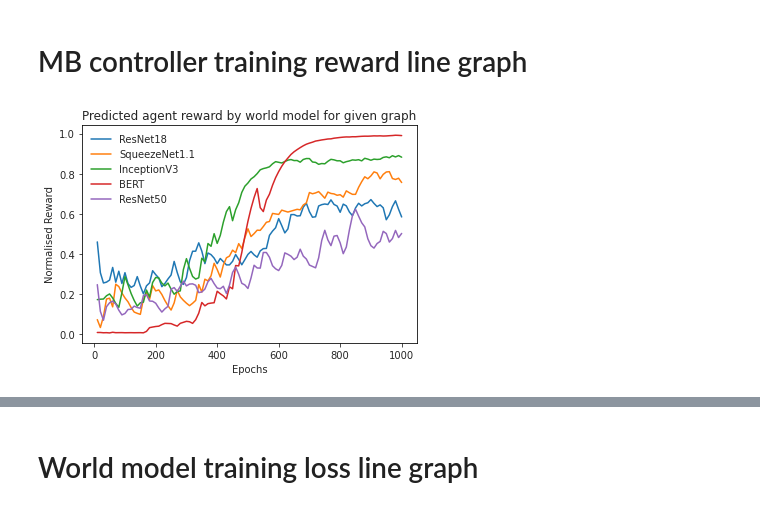
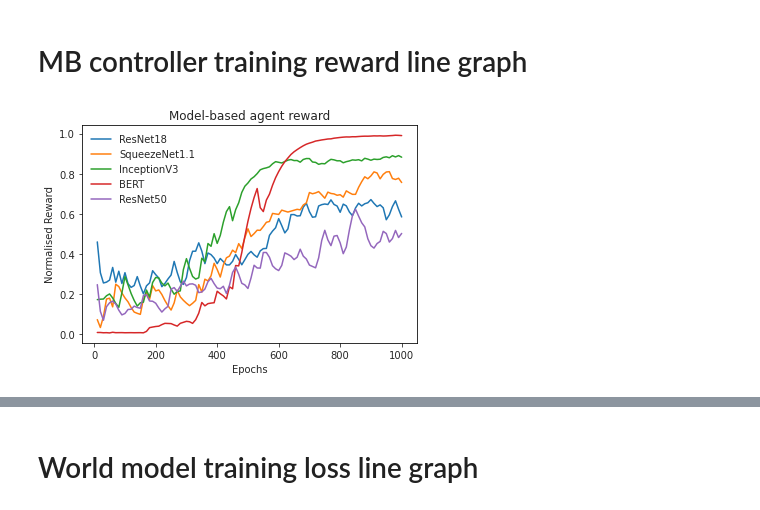
Before and after one commit to seanjparker/rlflow, a Jupyter notebook: notebooks/plotting.ipynb, the cells around one changed output, grey strips where cells are left out. Drawn from its saved outputs; the diff is of its cells as text; code cells hidden in the pictures.

```diff
--- a/notebooks/plotting.ipynb
+++ b/notebooks/plotting.ipynb
@@ -100,11 +101,10 @@ plot_pair_grid('squeezenet1', '20210311-184605')
 # %% [markdown]
 # MB controller training reward line graph
 # %%
-def plot_training_reward(graphs):
-    data = dict(value=[], timestep=[], graph=[])
+def plot_training_reward(graphs, save_name, fix=False, title=''):
     graph_map = {'squeezenet1': 'SqueezeNet1.1', 'resnet18': 'ResNet18', 'resnet50': 'ResNet50', 'InceptionV3': 'InceptionV3', 'BERT': 'BERT'}
     graph_names = []
-    all_df = pd.DataFrame.from_dict(data)
+    all_df = pd.DataFrame.from_dict(dict(value=[], timestep=[], graph=[]))
     for path, file_name in graphs:
         data = dict(value=[], timestep=[], graph=[])
         json_data = load_json(path)
@@ -112,13 +112,29 @@ def plot_training_reward(graphs):
         graph_names.append(graph_map[graph])
         min_v, max_v = 1e6, -1e6
         temp_vals = []
+
         for e in json_data:
             data['timestep'].append(e[1])
             temp_vals.append(e[2])
             min_v = min(min_v, e[2])
             max_v = max(max_v, e[2])
+
+        if fix:
+            for i in range(data['timestep'][-1] + 10, 2010, 10):
+                data['timestep'].append(i)
+
+        to_extend = 200 - len(temp_vals)
+        if fix:
+            temp_vals.extend([temp_vals[-1]] * to_extend)
+            data['graph'].extend([graph] * 200)
+        else:
+            data['graph'].extend([graph] * len(json_data))
+
         data['value'].extend([(v - min_v) / (max_v - min_v) for v in temp_vals])
-        data['graph'].extend([graph] * len(json_data))
+        #for i, v in enumerate(temp_vals[to_extend::10]):
+        #    temp_vals[to_extend + (i * 10)] += np.random.normal(0, 1) * 5
+        #data['value'].extend([(v - min_v) / (max_v - min_v) for v in temp_vals])
+
         df = pd.DataFrame.from_dict(data)
         df['value'] = df.ewm(alpha=(1 - 0.85)).mean()
         all_df = pd.concat([all_df, df])
@@ -128,11 +144,11 @@ def plot_training_reward(graphs):
 
     # print(df.head())
     ax = sns.lineplot(x='timestep', y='value', data=all_df, hue='graph')
-    ax.set(xlabel='Epochs', ylabel='Normalised Reward', title='Predicted agent reward by world model for given graph')
+    ax.set(xlabel='Epochs', ylabel='Normalised Reward', title=title)
     ax.legend(labels=graph_names, frameon=False)
-    save_figure('mb_ctrl_training_reward', '../plots', ax)
+    save_figure(save_name, '../plots', ax)
 # %%
 paths = get_files_from_dir('../chart_data/worldmodel_agent_reward')
-plot_training_reward(paths)
+plot_training_reward(paths, 'mb_ctrl_training_reward', title='Model-based agent reward')
 # %% [output]
-[figure, old version]
+[figure, new version]
```
Also changed, not shown: parts of 16 cells of this notebook, 7 other files.
